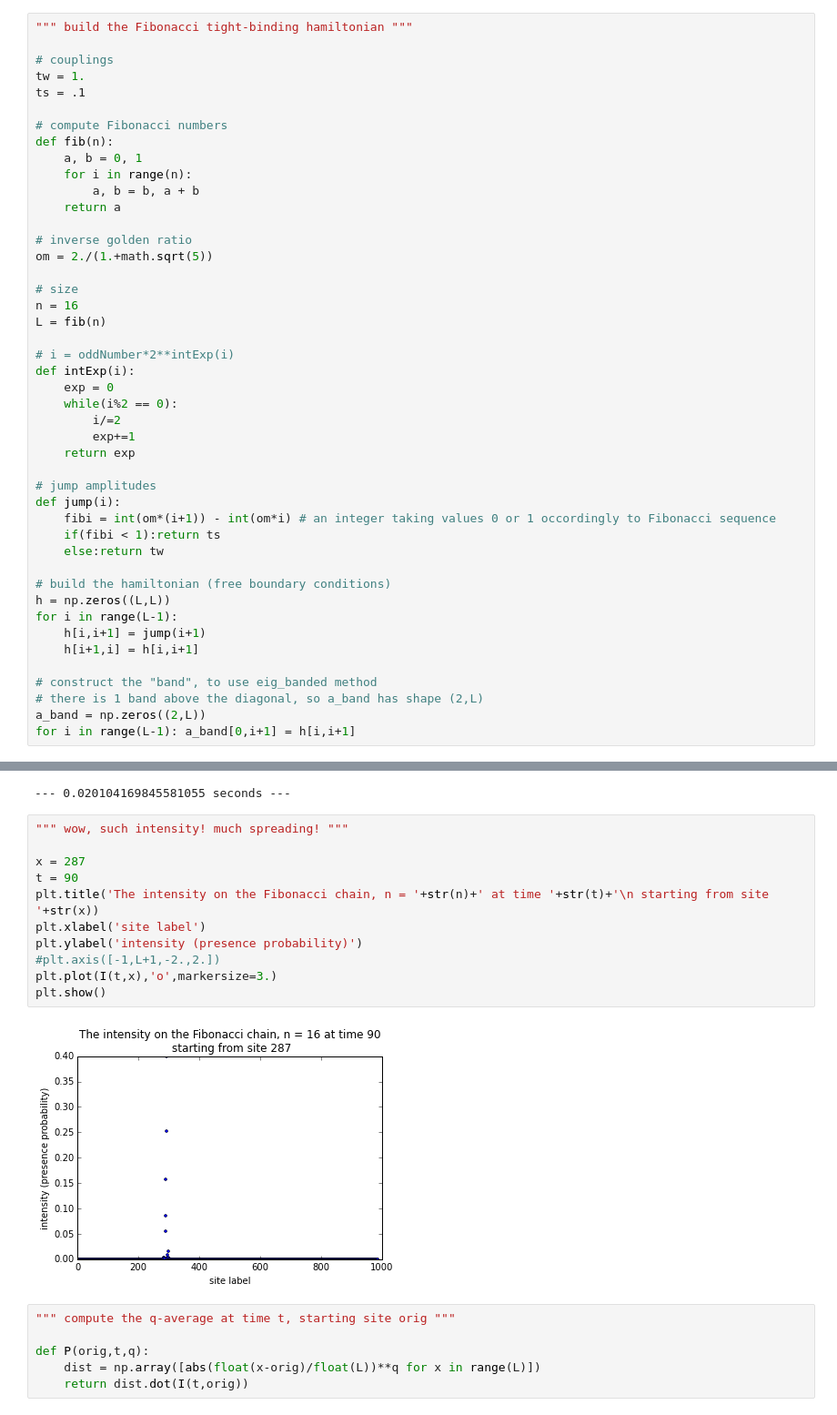
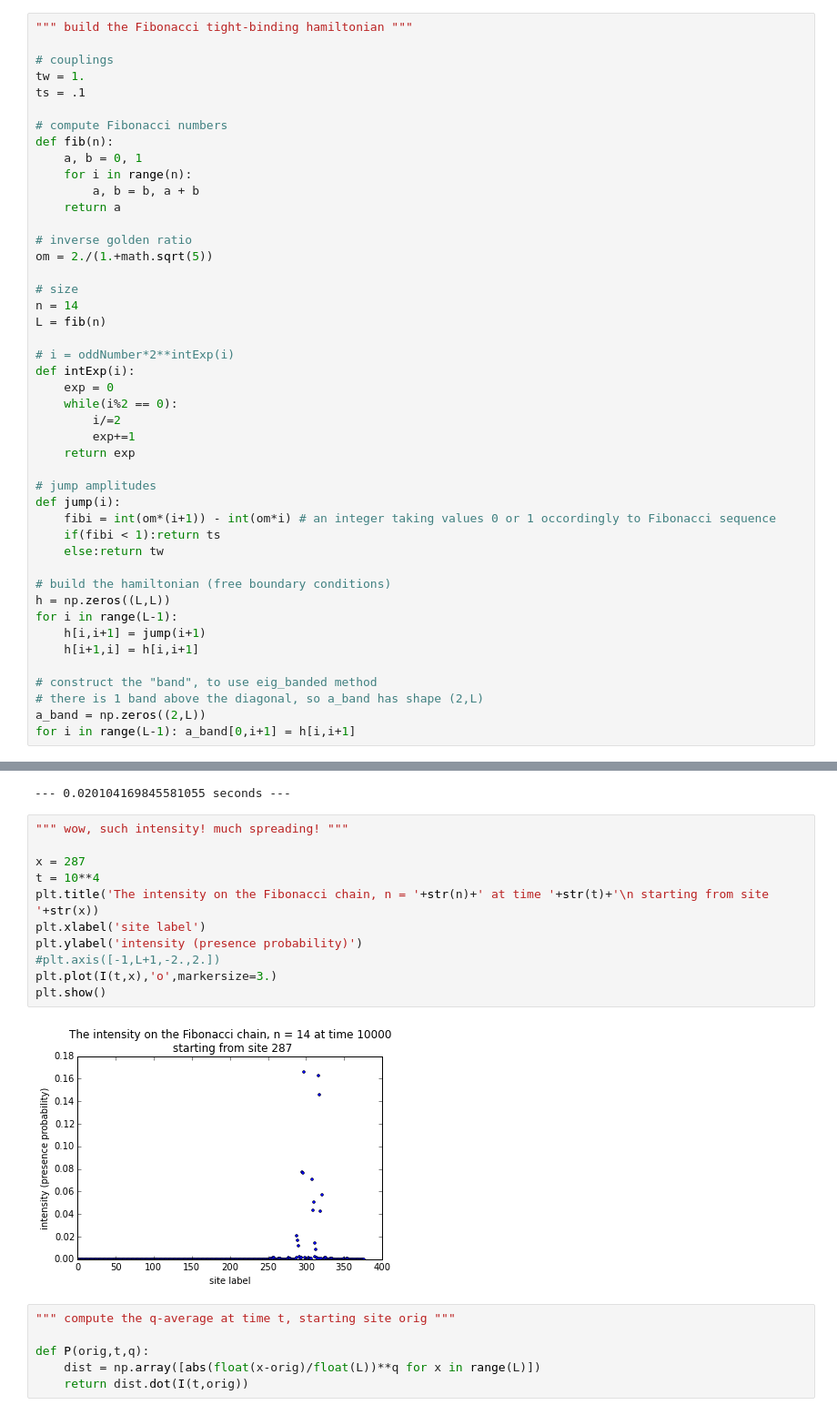
Before and after one commit to Yukee/spectrum_quasicrystals, a Jupyter notebook: Fibonacci/dynamics_wavepackets.ipynb, the cells around one changed output, grey strips where cells are left out. Shown at 91% size. Saved outputs shown, nothing was run; the diff lists cells and outputs as text.

```diff
--- a/Fibonacci/dynamics_wavepackets.ipynb
+++ b/Fibonacci/dynamics_wavepackets.ipynb
@@ -53,7 +53,7 @@ def fib(n):
 om = 2./(1.+math.sqrt(5))
 
 # size
-n = 16
+n = 14
 L = fib(n)
 
 # i = oddNumber*2**intExp(i)
@@ -121,16 +121,16 @@ print("--- %s seconds ---" % (time.time() - start_time))
 # %%
 """ wow, such intensity! much spreading! """
 
 x = 287
-t = 90
+t = 10**4
 plt.title('The intensity on the Fibonacci chain, n = '+str(n)+' at time '+str(t)+'\n starting from site '+str(x))
 plt.xlabel('site label')
 plt.ylabel('intensity (presence probability)')
 #plt.axis([-1,L+1,-2.,2.])
 plt.plot(I(t,x),'o',markersize=3.)
 plt.show()
 # %% [output]
-[figure, old version]
+[figure, new version]
 # %%
 """ compute the q-average at time t, starting site orig """
 
```
Also changed, not shown: parts of 3 cells of this notebook, 1 other file.
